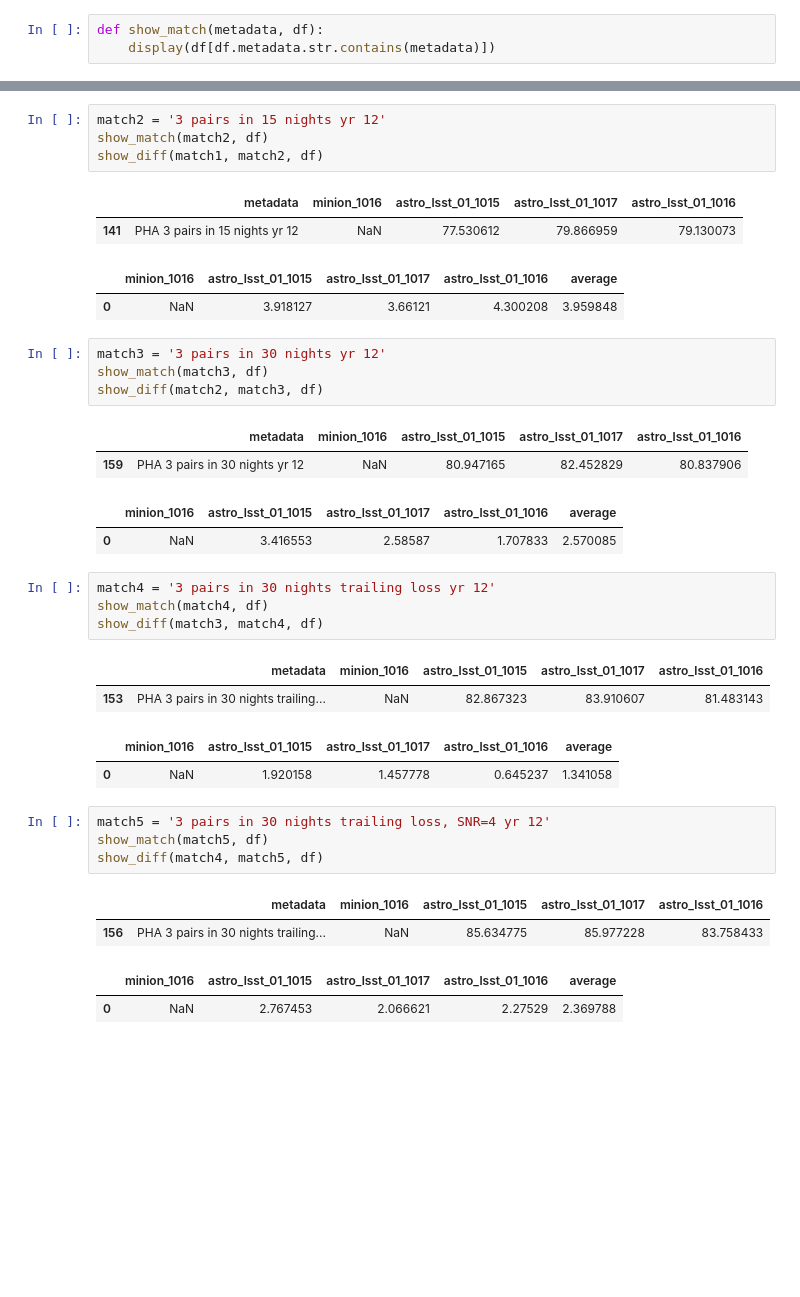
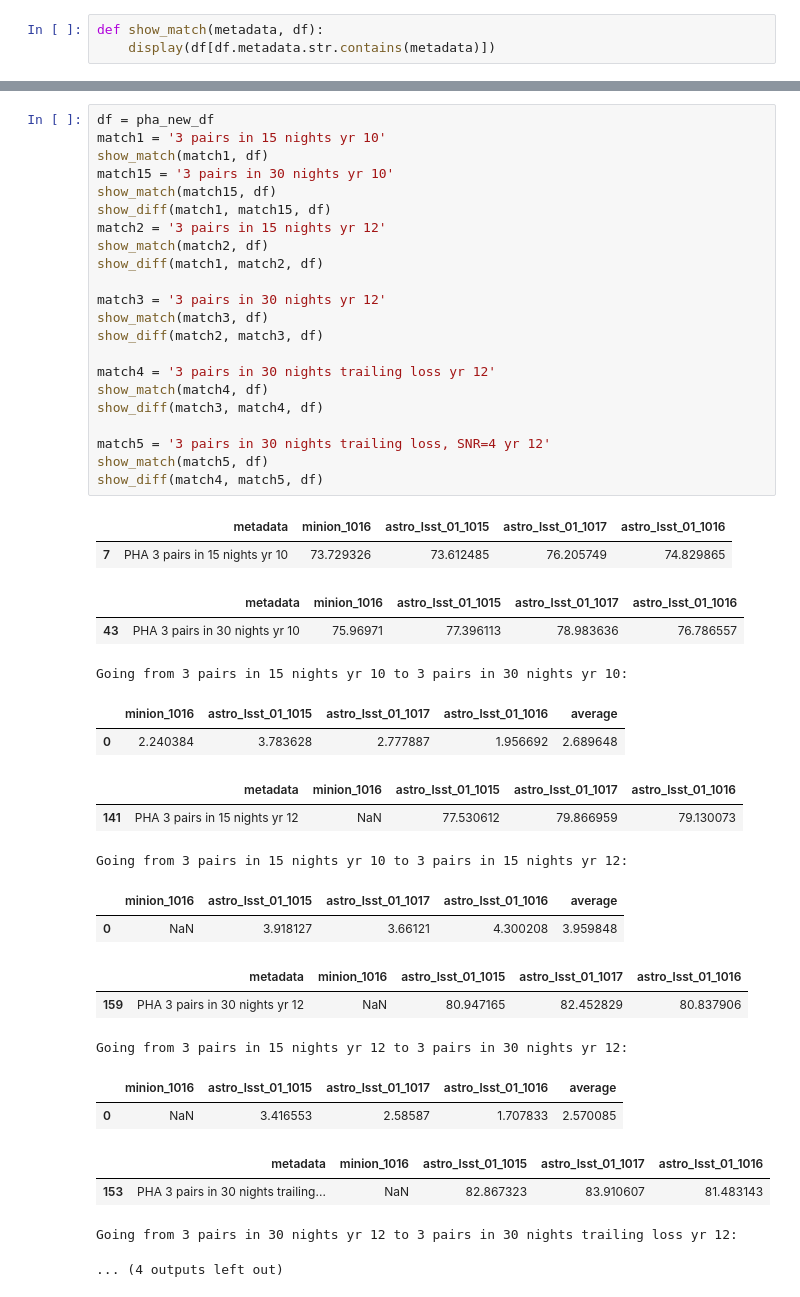
Before and after one commit to rhiannonlynne/notebooks, a Jupyter notebook: PHA completeness comparison.ipynb, the cells around one changed output, grey strips where cells are left out. Drawn from its saved outputs; the diff is of its cells as text; blank space fills up the shorter version.

```diff
--- a/PHA completeness comparison.ipynb
+++ b/PHA completeness comparison.ipynb
@@ -60,39 +54,47 @@ show_match(match1, df)
-# %%
-match2 = '3 pairs in 15 nights yr 12'
-show_match(match2, df)
-show_diff(match1, match2, df)
-# %% [output]
-|  | metadata | minion_1016 | astro_lsst_01_1015 | astro_lsst_01_1017 | astro_lsst_01_1016 |
-| 141 | PHA 3 pairs in 15 nights yr 12 | NaN | 77.530612 | 79.866959 | 79.130073 |
-|  | minion_1016 | astro_lsst_01_1015 | astro_lsst_01_1017 | astro_lsst_01_1016 | average |
-| 0 | NaN | 3.918127 | 3.66121 | 4.300208 | 3.959848 |
-# %%
-match3 = '3 pairs in 30 nights yr 12'
-show_match(match3, df)
-show_diff(match2, match3, df)
-# %% [output]
-|  | metadata | minion_1016 | astro_lsst_01_1015 | astro_lsst_01_1017 | astro_lsst_01_1016 |
-| 159 | PHA 3 pairs in 30 nights yr 12 | NaN | 80.947165 | 82.452829 | 80.837906 |
-|  | minion_1016 | astro_lsst_01_1015 | astro_lsst_01_1017 | astro_lsst_01_1016 | average |
-| 0 | NaN | 3.416553 | 2.58587 | 1.707833 | 2.570085 |
-# %%
-match4 = '3 pairs in 30 nights trailing loss yr 12'
-show_match(match4, df)
-show_diff(match3, match4, df)
-# %% [output]
-|  | metadata | minion_1016 | astro_lsst_01_1015 | astro_lsst_01_1017 | astro_lsst_01_1016 |
-| 153 | PHA 3 pairs in 30 nights trailing... | NaN | 82.867323 | 83.910607 | 81.483143 |
-|  | minion_1016 | astro_lsst_01_1015 | astro_lsst_01_1017 | astro_lsst_01_1016 | average |
-| 0 | NaN | 1.920158 | 1.457778 | 0.645237 | 1.341058 |
-# %%
-match5 = '3 pairs in 30 nights trailing loss, SNR=4 yr 12'
-show_match(match5, df)
-show_diff(match4, match5, df)
-# %% [output]
-|  | metadata | minion_1016 | astro_lsst_01_1015 | astro_lsst_01_1017 | astro_lsst_01_1016 |
-| 156 | PHA 3 pairs in 30 nights trailing... | NaN | 85.634775 | 85.977228 | 83.758433 |
-|  | minion_1016 | astro_lsst_01_1015 | astro_lsst_01_1017 | astro_lsst_01_1016 | average |
-| 0 | NaN | 2.767453 | 2.066621 | 2.27529 | 2.369788 |
+# %%
+df = pha_new_df
+match1 = '3 pairs in 15 nights yr 10'
+show_match(match1, df)
+match15 = '3 pairs in 30 nights yr 10'
+show_match(match15, df)
+show_diff(match1, match15, df)
+match2 = '3 pairs in 15 nights yr 12'
+show_match(match2, df)
+show_diff(match1, match2, df)
+
+match3 = '3 pairs in 30 nights yr 12'
+show_match(match3, df)
+show_diff(match2, match3, df)
+
+match4 = '3 pairs in 30 nights trailing loss yr 12'
+show_match(match4, df)
+show_diff(match3, match4, df)
+
+match5 = '3 pairs in 30 nights trailing loss, SNR=4 yr 12'
+show_match(match5, df)
+show_diff(match4, match5, df)
+# %% [output]
+|  | metadata | minion_1016 | astro_lsst_01_1015 | astro_lsst_01_1017 | astro_lsst_01_1016 |
+| 7 | PHA 3 pairs in 15 nights yr 10 | 73.729326 | 73.612485 | 76.205749 | 74.829865 |
+|  | metadata | minion_1016 | astro_lsst_01_1015 | astro_lsst_01_1017 | astro_lsst_01_1016 |
+| 43 | PHA 3 pairs in 30 nights yr 10 | 75.96971 | 77.396113 | 78.983636 | 76.786557 |
+Going from 3 pairs in 15 nights yr 10 to 3 pairs in 30 nights yr 10:
+|  | minion_1016 | astro_lsst_01_1015 | astro_lsst_01_1017 | astro_lsst_01_1016 | average |
+| 0 | 2.240384 | 3.783628 | 2.777887 | 1.956692 | 2.689648 |
+|  | metadata | minion_1016 | astro_lsst_01_1015 | astro_lsst_01_1017 | astro_lsst_01_1016 |
+| 141 | PHA 3 pairs in 15 nights yr 12 | NaN | 77.530612 | 79.866959 | 79.130073 |
+Going from 3 pairs in 15 nights yr 10 to 3 pairs in 15 nights yr 12:
+|  | minion_1016 | astro_lsst_01_1015 | astro_lsst_01_1017 | astro_lsst_01_1016 | average |
+| 0 | NaN | 3.918127 | 3.66121 | 4.300208 | 3.959848 |
+|  | metadata | minion_1016 | astro_lsst_01_1015 | astro_lsst_01_1017 | astro_lsst_01_1016 |
+| 159 | PHA 3 pairs in 30 nights yr 12 | NaN | 80.947165 | 82.452829 | 80.837906 |
+Going from 3 pairs in 15 nights yr 12 to 3 pairs in 30 nights yr 12:
+|  | minion_1016 | astro_lsst_01_1015 | astro_lsst_01_1017 | astro_lsst_01_1016 | average |
+| 0 | NaN | 3.416553 | 2.58587 | 1.707833 | 2.570085 |
+|  | metadata | minion_1016 | astro_lsst_01_1015 | astro_lsst_01_1017 | astro_lsst_01_1016 |
+| 153 | PHA 3 pairs in 30 nights trailing... | NaN | 82.867323 | 83.910607 | 81.483143 |
+Going from 3 pairs in 30 nights yr 12 to 3 pairs in 30 nights trailing loss yr 12:
+... (4 outputs left out)
 # %%
 df = neo_new_df
 match1 = '3 pairs in 15 nights yr 10'
```
Also changed, not shown: parts of 8 cells of this notebook.
